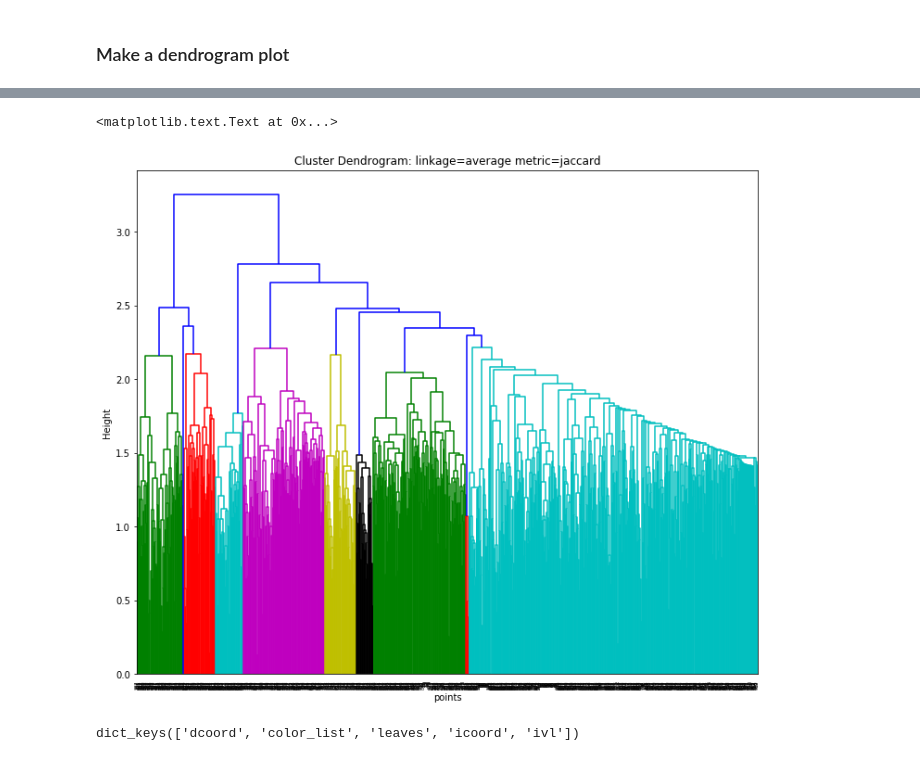
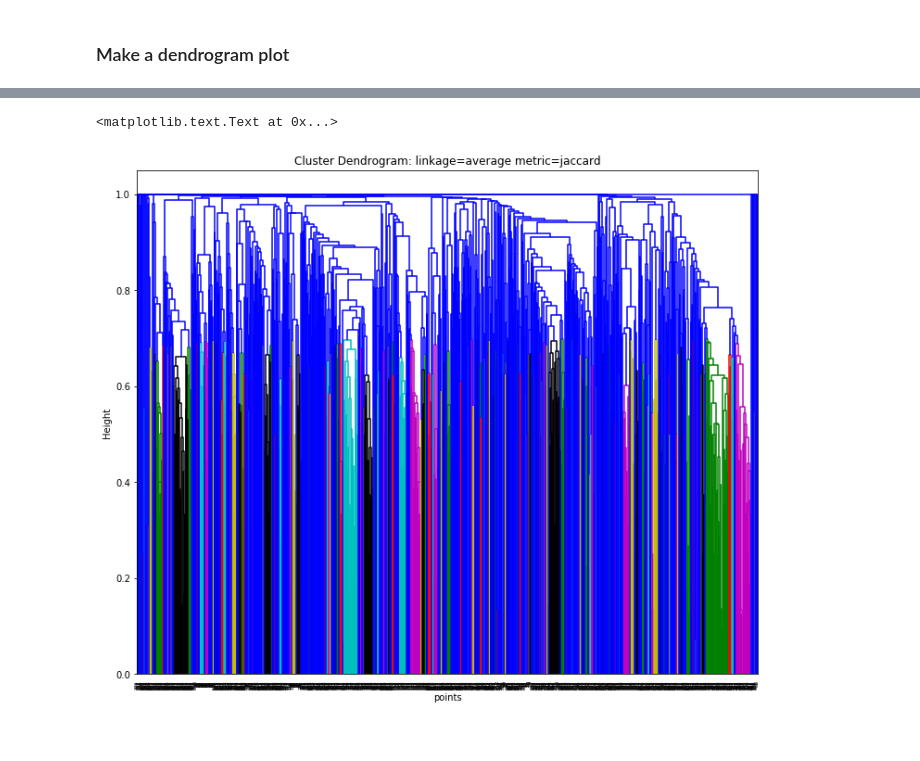
Before and after one commit to tianyu-tristan/meetup-rsvps, a Jupyter notebook: code/ml/ML.ipynb, the cells around one changed output, grey strips where cells are left out. Drawn from its saved outputs; the diff is of its cells as text; code cells hidden in the pictures.

```diff
--- a/code/ml/ML.ipynb
+++ b/code/ml/ML.ipynb
@@ -172,4 +187,0 @@ only showing top 10 rows
-# %%
-# use only urlkeys column, extract each unique urlkey, assign with a integer id
-topics = df.select(explode(df.urlkeys).alias("urlkey")).distinct()
-urlkeys = topics.withColumn("id", monotonically_increasing_id())
@@ -231,5 +197,0 @@ NameError: name 'N_SAMPLES' is not defined
-# %%
-# take top 5000 to train
-N_SAMPLES = 1000
-# X_train = pdf.urlkeys[:N_SAMPLES]
-vectorized_urlkeys = vectorizer.fit_transform(X[:N_SAMPLES])
@@ -529,25 +432,30 @@ dict_keys(['paas', 'healthy-living', 'devops', 'newtech', 'microsoft-office-365-
+# %%
+from scipy.cluster.hierarchy import linkage, dendrogram
+import sys
+import matplotlib.pyplot as plt
+%matplotlib inline
+
+def jaccard(a,b):
+    return DistanceMetric.get_metric('jaccard').pairwise(np.vstack([a,b]))[0,1]
+
+n_samples = 1000
+method = 'average'
+metric = jaccard
+
+dist_matrix = get_distance_matrix(X[:n_samples], metric)
 # %%
-from scipy.cluster.hierarchy import linkage, dendrogram
-import sys
-import matplotlib.pyplot as plt
-%matplotlib inline
-
-n_samples = 1000
-# linkage = 'complete'
-# metric = 'jaccard'
-
-distxy = get_distance_matrix(X[:1000])
+from scipy.spatial import distance
 
 plt.figure(figsize=(12,10))
-# R = dendrogram(linkage(distxy, method='average'), p=5, truncate_mode='level', get_leaves=True)
-R = dendrogram(linkage(distxy, method='average'))
+# get upper triangle items, stores in 1d array
+ind_x, ind_y = np.triu_indices_from(dist_matrix, 1)
+distxy = dist_matrix[ind_x, ind_y]
+# distxy = distance.pdist(X_train, metric = 'euclidean')
+# R = dendrogram(linkage(distxy, method=method, metric=metric), p=2, truncate_mode='level')
+R = dendrogram(linkage(distxy, method=method))
 plt.xlabel('points')
 plt.ylabel('Height')
-plt.title("Cluster Dendrogram: linkage=average metric=jaccard")
+plt.title("Cluster Dendrogram: linkage={} metric={}".format(method, 'jaccard'))
 # %% [output]
 <matplotlib.text.Text at 0x...>
-[figure, old version]
+[figure, new version]
-# %%
-R.keys()
-# %% [output]
-dict_keys(['dcoord', 'color_list', 'leaves', 'icoord', 'ivl'])
```
Also changed, not shown: parts of 70 cells of this notebook, 3 other files.
